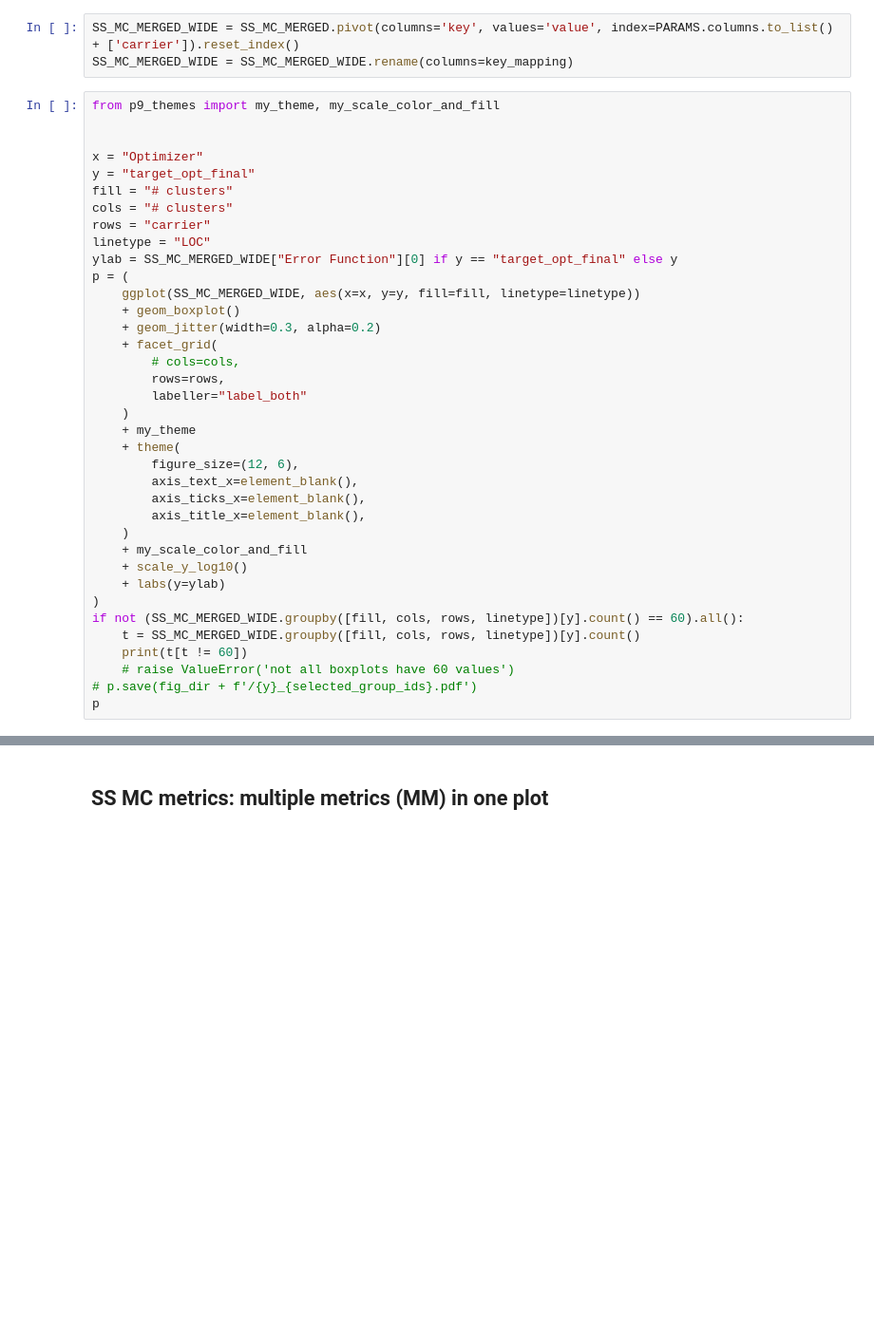
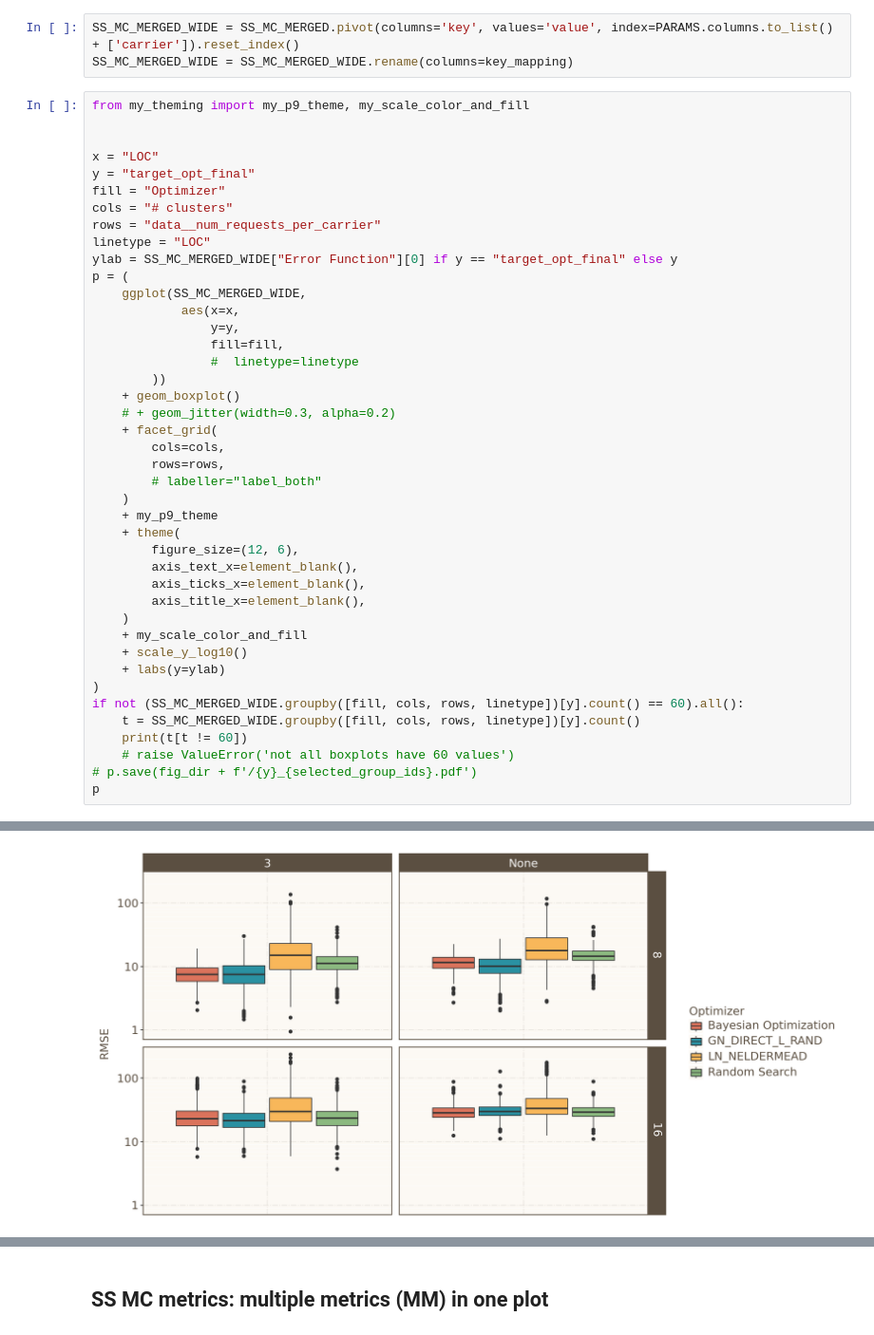
Before and after one commit to selting/CACT, a Jupyter notebook: src/CACT/evaluation_module/interactive_evaluation.ipynb, the cells around one changed output, grey strips where cells are left out. Shown at 95% size. Drawn from its saved outputs; the diff is of its cells as text; blank space fills up the shorter version.

```diff
--- a/src/CACT/evaluation_module/interactive_evaluation.ipynb
+++ b/src/CACT/evaluation_module/interactive_evaluation.ipynb
@@ -157,26 +177,31 @@ These are the correct ones with n=60 per boxplot. Before, I had averaged the met
 SS_MC_MERGED_WIDE = SS_MC_MERGED.pivot(columns='key', values='value', index=PARAMS.columns.to_list() + ['carrier']).reset_index()
 SS_MC_MERGED_WIDE = SS_MC_MERGED_WIDE.rename(columns=key_mapping)
 # %%
-from p9_themes import my_theme, my_scale_color_and_fill
+from my_theming import my_p9_theme, my_scale_color_and_fill
 
 
-x = "Optimizer"
+x = "LOC"
 y = "target_opt_final"
-fill = "# clusters"
+fill = "Optimizer"
 cols = "# clusters"
-rows = "carrier"
+rows = "data__num_requests_per_carrier"
 linetype = "LOC"
 ylab = SS_MC_MERGED_WIDE["Error Function"][0] if y == "target_opt_final" else y
 p = (
-    ggplot(SS_MC_MERGED_WIDE, aes(x=x, y=y, fill=fill, linetype=linetype))
+    ggplot(SS_MC_MERGED_WIDE,
+            aes(x=x,
+                y=y,
+                fill=fill,
+                #  linetype=linetype
+        ))
     + geom_boxplot()
-    + geom_jitter(width=0.3, alpha=0.2)
+    # + geom_jitter(width=0.3, alpha=0.2)
     + facet_grid(
-        # cols=cols,
+        cols=cols,
         rows=rows,
-        labeller="label_both"
+        # labeller="label_both"
     )
-    + my_theme
+    + my_p9_theme
     + theme(
         figure_size=(12, 6),
         axis_text_x=element_blank(),
@@ -198,3 +240,4 @@ NameError: name 'SS_MC_MERGED_WIDE' is not defined
+[figure, added]
 # %%
 SS_MC_MERGED_WIDE[(SS_MC_MERGED_WIDE['Optimizer'] == 'GN_CRS2_LM') & (SS_MC_MERGED_WIDE['No. of Queries'] == 128 ) & (SS_MC_MERGED_WIDE['Optimizer Type'] == 'global') & (SS_MC_MERGED_WIDE['LOC'] == 'False' )]
 # %% [output]
```
Also changed, not shown: parts of 12 cells of this notebook, 2 other files.
